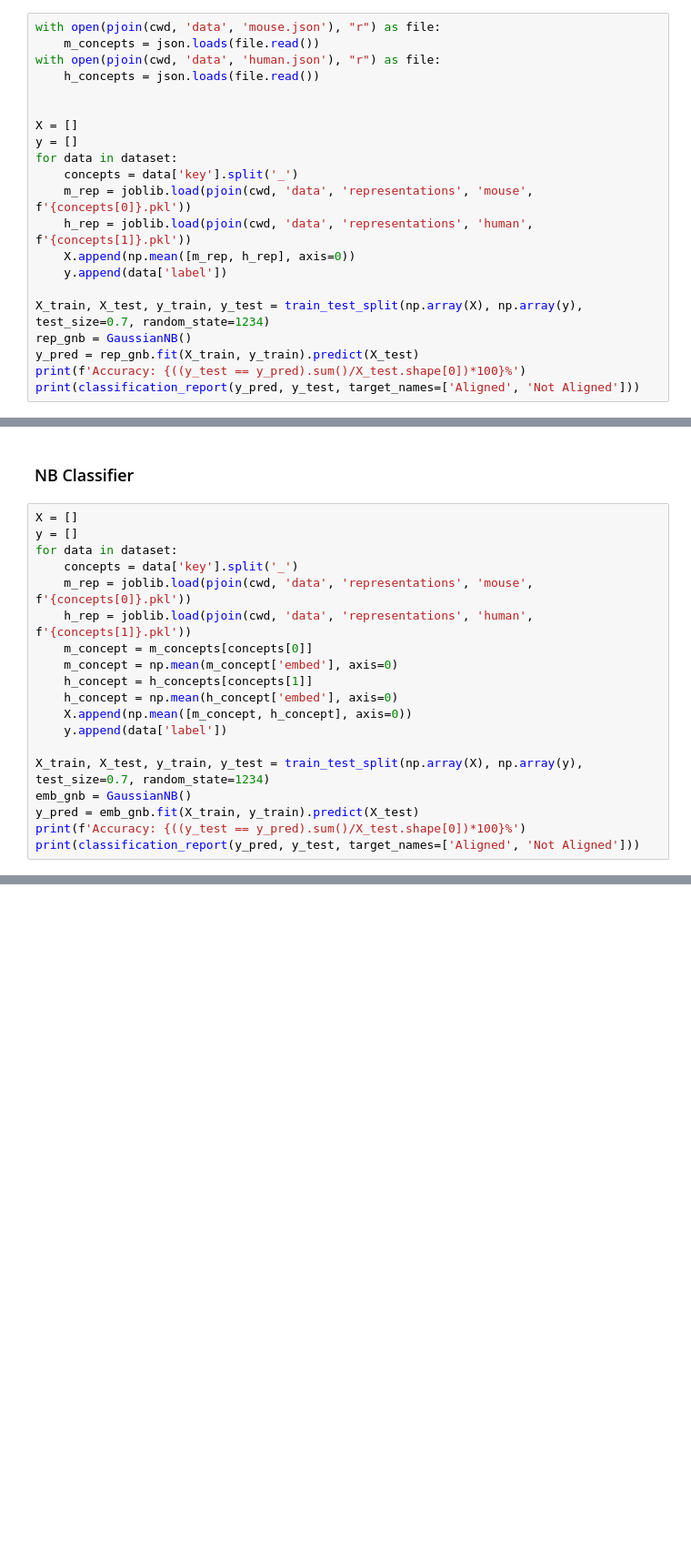
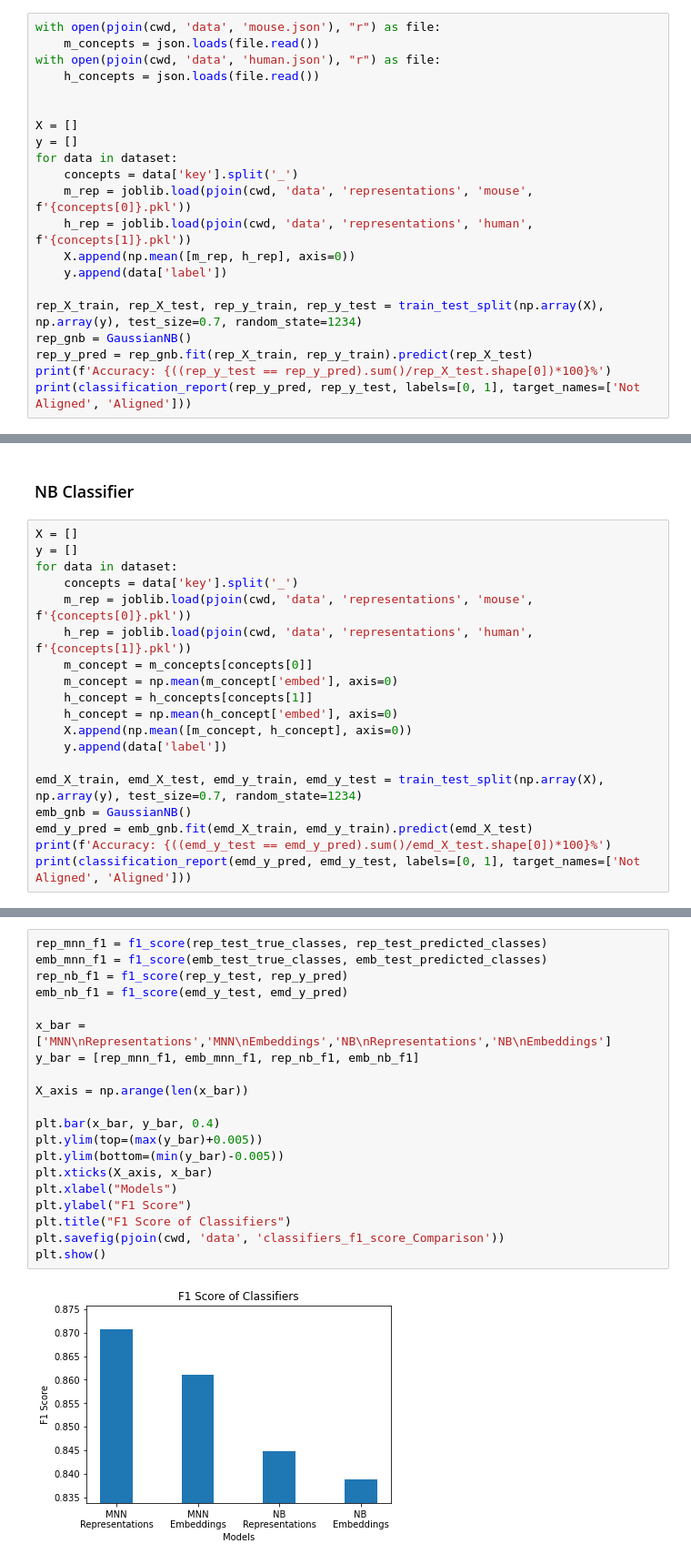
Before and after one commit to hi-rad/ontology-alignment-project, a Jupyter notebook: training_classifier.ipynb, the cells around one changed output, grey strips where cells are left out. Shown at 91% size. Drawn from its saved outputs; the diff is of its cells as text; blank space fills up the shorter version.

Commit message:
Classifiers and Cosine Similarity Added

```diff
--- a/training_classifier.ipynb
+++ b/training_classifier.ipynb
@@ -231,9 +234,9 @@ for data in dataset:
     X.append(np.mean([m_rep, h_rep], axis=0))
     y.append(data['label'])
 
-X_train, X_test, y_train, y_test = train_test_split(np.array(X), np.array(y), test_size=0.7, random_state=1234)
+rep_X_train, rep_X_test, rep_y_train, rep_y_test = train_test_split(np.array(X), np.array(y), test_size=0.7, random_state=1234)
 rep_gnb = GaussianNB()
-y_pred = rep_gnb.fit(X_train, y_train).predict(X_test)
-print(f'Accuracy: {((y_test == y_pred).sum()/X_test.shape[0])*100}%')
-print(classification_report(y_pred, y_test, target_names=['Aligned', 'Not Aligned']))
+rep_y_pred = rep_gnb.fit(rep_X_train, rep_y_train).predict(rep_X_test)
+print(f'Accuracy: {((rep_y_test == rep_y_pred).sum()/rep_X_test.shape[0])*100}%')
+print(classification_report(rep_y_pred, rep_y_test, labels=[0, 1], target_names=['Not Aligned', 'Aligned']))
 # %% [output]
@@ -324,11 +327,11 @@ for data in dataset:
     X.append(np.mean([m_concept, h_concept], axis=0))
     y.append(data['label'])
 
-X_train, X_test, y_train, y_test = train_test_split(np.array(X), np.array(y), test_size=0.7, random_state=1234)
+emd_X_train, emd_X_test, emd_y_train, emd_y_test = train_test_split(np.array(X), np.array(y), test_size=0.7, random_state=1234)
 emb_gnb = GaussianNB()
-y_pred = emb_gnb.fit(X_train, y_train).predict(X_test)
-print(f'Accuracy: {((y_test == y_pred).sum()/X_test.shape[0])*100}%')
-print(classification_report(y_pred, y_test, target_names=['Aligned', 'Not Aligned']))
+emd_y_pred = emb_gnb.fit(emd_X_train, emd_y_train).predict(emd_X_test)
+print(f'Accuracy: {((emd_y_test == emd_y_pred).sum()/emd_X_test.shape[0])*100}%')
+print(classification_report(emd_y_pred, emd_y_test, labels=[0, 1], target_names=['Not Aligned', 'Aligned']))
 # %% [output]
 Accuracy: 84.22044276966557%
               precision    recall  f1-score   support
@@ -341 +344,23 @@ Accuracy: 84.22044276966557%
 weighted avg       0.85      0.84      0.84      2123
+# %%
+rep_mnn_f1 = f1_score(rep_test_true_classes, rep_test_predicted_classes)
+emb_mnn_f1 = f1_score(emb_test_true_classes, emb_test_predicted_classes)
+rep_nb_f1 = f1_score(rep_y_test, rep_y_pred)
+emb_nb_f1 = f1_score(emd_y_test, emd_y_pred)
+
+x_bar = ['MNN\nRepresentations','MNN\nEmbeddings','NB\nRepresentations','NB\nEmbeddings']
+y_bar = [rep_mnn_f1, emb_mnn_f1, rep_nb_f1, emb_nb_f1]
+
+X_axis = np.arange(len(x_bar))
+
+plt.bar(x_bar, y_bar, 0.4)
+plt.ylim(top=(max(y_bar)+0.005))
+plt.ylim(bottom=(min(y_bar)-0.005))
+plt.xticks(X_axis, x_bar)
+plt.xlabel("Models")
+plt.ylabel("F1 Score")
+plt.title("F1 Score of Classifiers")
+plt.savefig(pjoin(cwd, 'data', 'classifiers_f1_score_Comparison'))
+plt.show()
+# %% [output]
+[figure, added]
```
Also changed, not shown: parts of 21 cells of this notebook, 10 other files.
